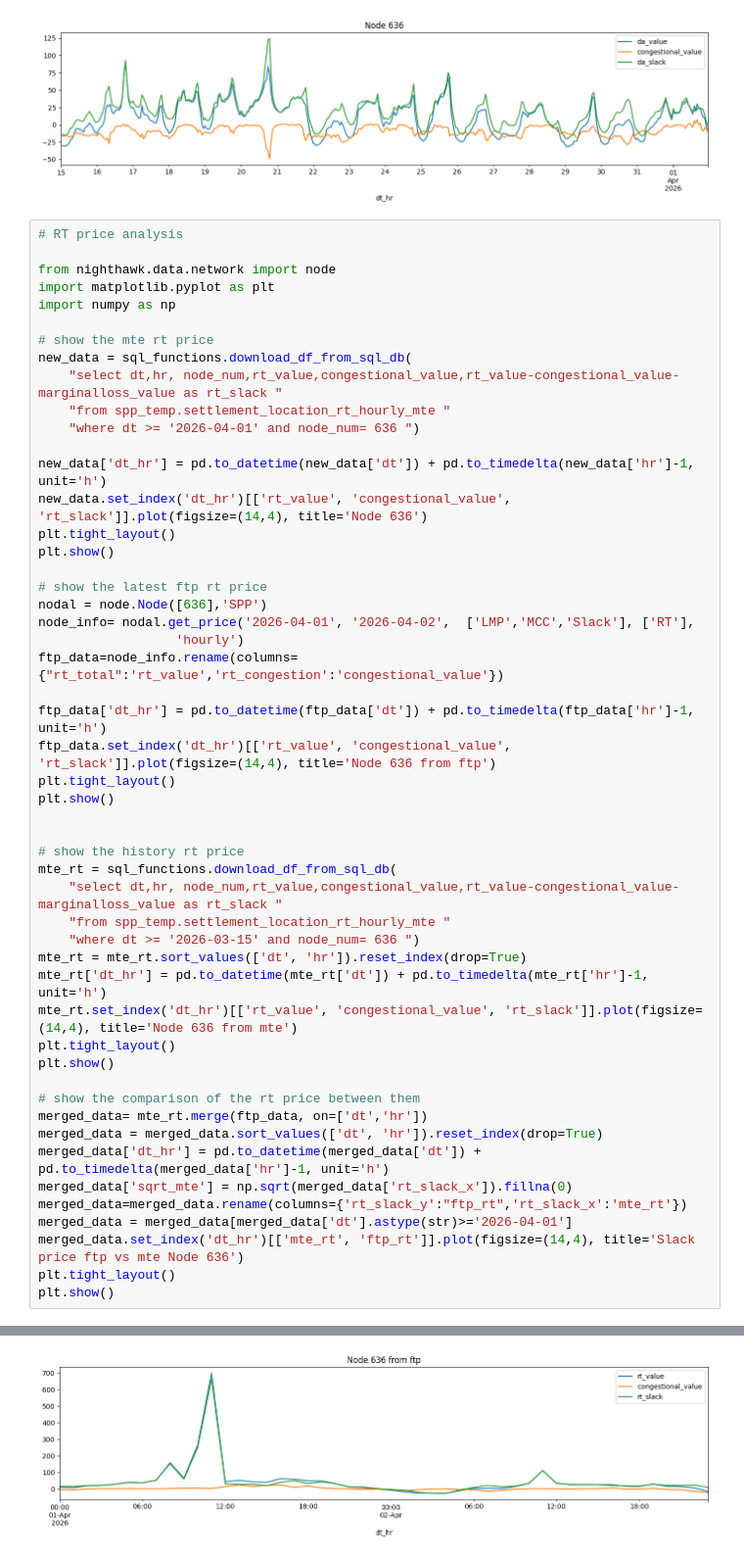
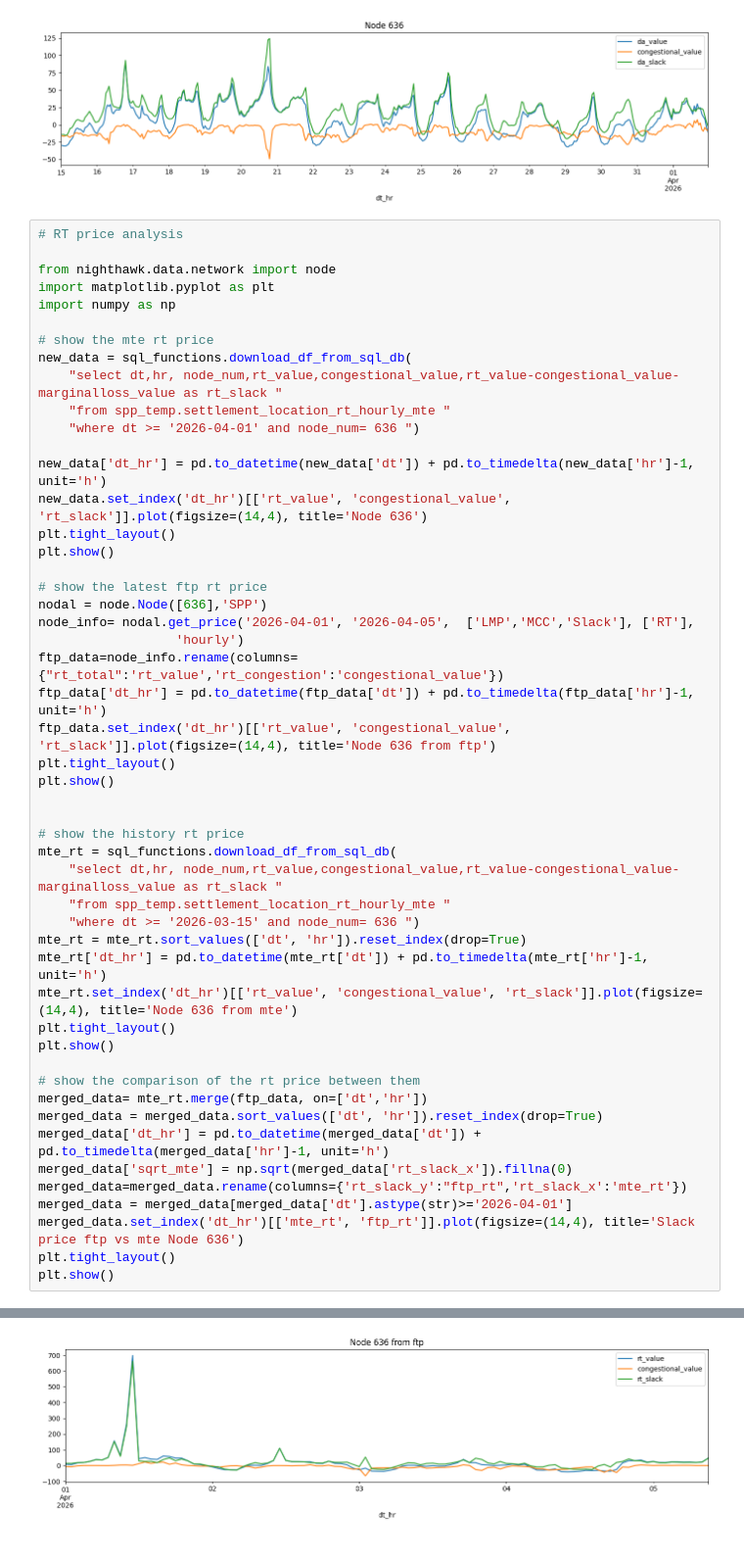
Before and after one commit to qingcheng-rgb/Qingcheng, a Jupyter notebook: QCTest/virtual_bid_simulation.ipynb, the cells around one changed output, grey strips where cells are left out. Shown at 98% size. Saved outputs shown, nothing was run; the diff lists cells and outputs as text.

```diff
--- a/QCTest/virtual_bid_simulation.ipynb
+++ b/QCTest/virtual_bid_simulation.ipynb
@@ -1486,10 +1394,9 @@ plt.show()
 
 # show the latest ftp rt price
 nodal = node.Node([636],'SPP')
-node_info= nodal.get_price('2026-04-01', '2026-04-02',  ['LMP','MCC','Slack'], ['RT'],
+node_info= nodal.get_price('2026-04-01', '2026-04-05',  ['LMP','MCC','Slack'], ['RT'],
                   'hourly')
 ftp_data=node_info.rename(columns={"rt_total":'rt_value','rt_congestion':'congestional_value'})
-
 ftp_data['dt_hr'] = pd.to_datetime(ftp_data['dt']) + pd.to_timedelta(ftp_data['hr']-1, unit='h')
 ftp_data.set_index('dt_hr')[['rt_value', 'congestional_value', 'rt_slack']].plot(figsize=(14,4), title='Node 636 from ftp')
 plt.tight_layout()
@@ -1522 +1429 @@ plt.show()
-[figure, old version]
+[figure, new version]
```
Also changed, not shown: parts of 5 cells of this notebook.
